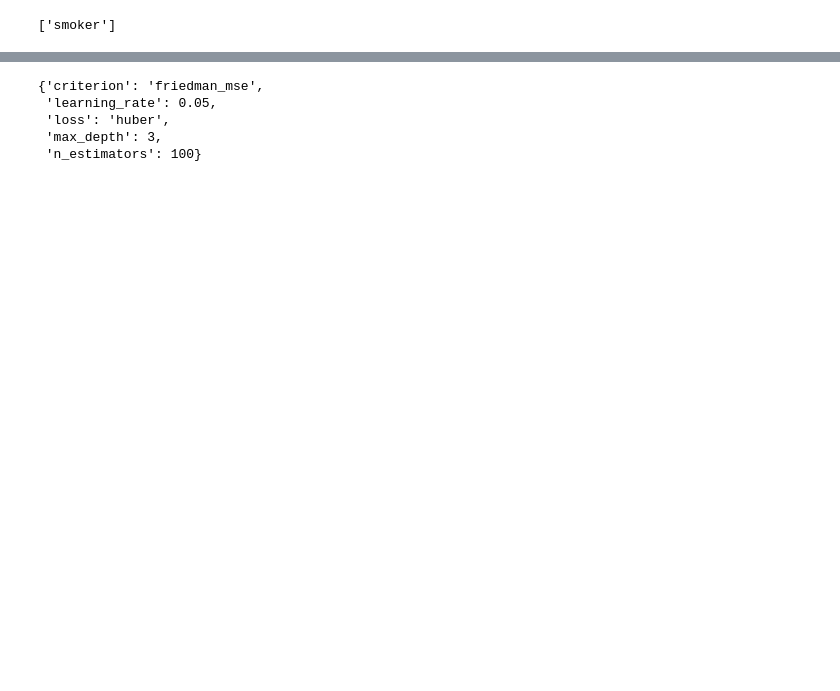
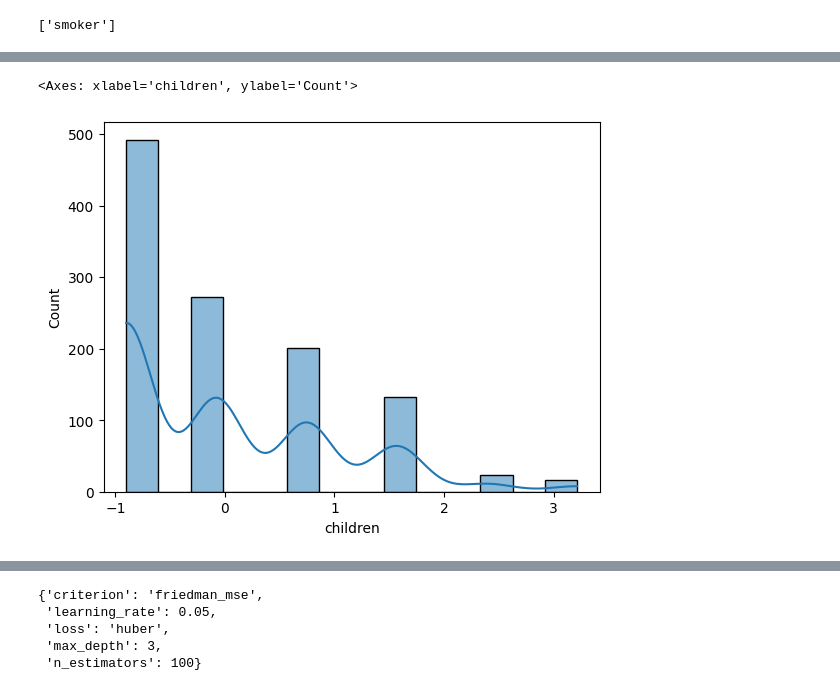
Before and after one commit to suryasai99/insurance_prediction, a Jupyter notebook: notebooks/model_training.ipynb, the cells around one changed output, grey strips where cells are left out. Saved outputs shown, nothing was run; the diff lists cells and outputs as text; code cells hidden in the pictures; blank space fills up the shorter version.

```diff
--- a/notebooks/model_training.ipynb
+++ b/notebooks/model_training.ipynb
@@ -66,5 +87,3 @@ numerical_cols = [i for i in x.columns if x[i].dtype in ('int','float')]
 numerical_cols
 # %% [output]
 ['age', 'bmi', 'children']
-# %%
-categorical_cols = [i for i in x.columns if x[i].dtype == 'O' and i!='smoker']
@@ -235,0 +180,2 @@ new_train_2,new_test_2 = preprocessor2.preprocessor()
+# %%
+norm_dist_col = [i for i in x.columns if x[i].dtype == 'int']
@@ -236,3 +287,8 @@ new_train_2,new_test_2 = preprocessor2.preprocessor()
+# %%
+sns.histplot(data = new_train_2, x = 'children', kde = True)
+# %% [output]
+<Axes: xlabel='children', ylabel='Count'>
+[figure, added]
 # %%
 models = {
     'xgb':XGBRegressor(),
```
Also changed, not shown: parts of 79 cells of this notebook, 4 other files.
